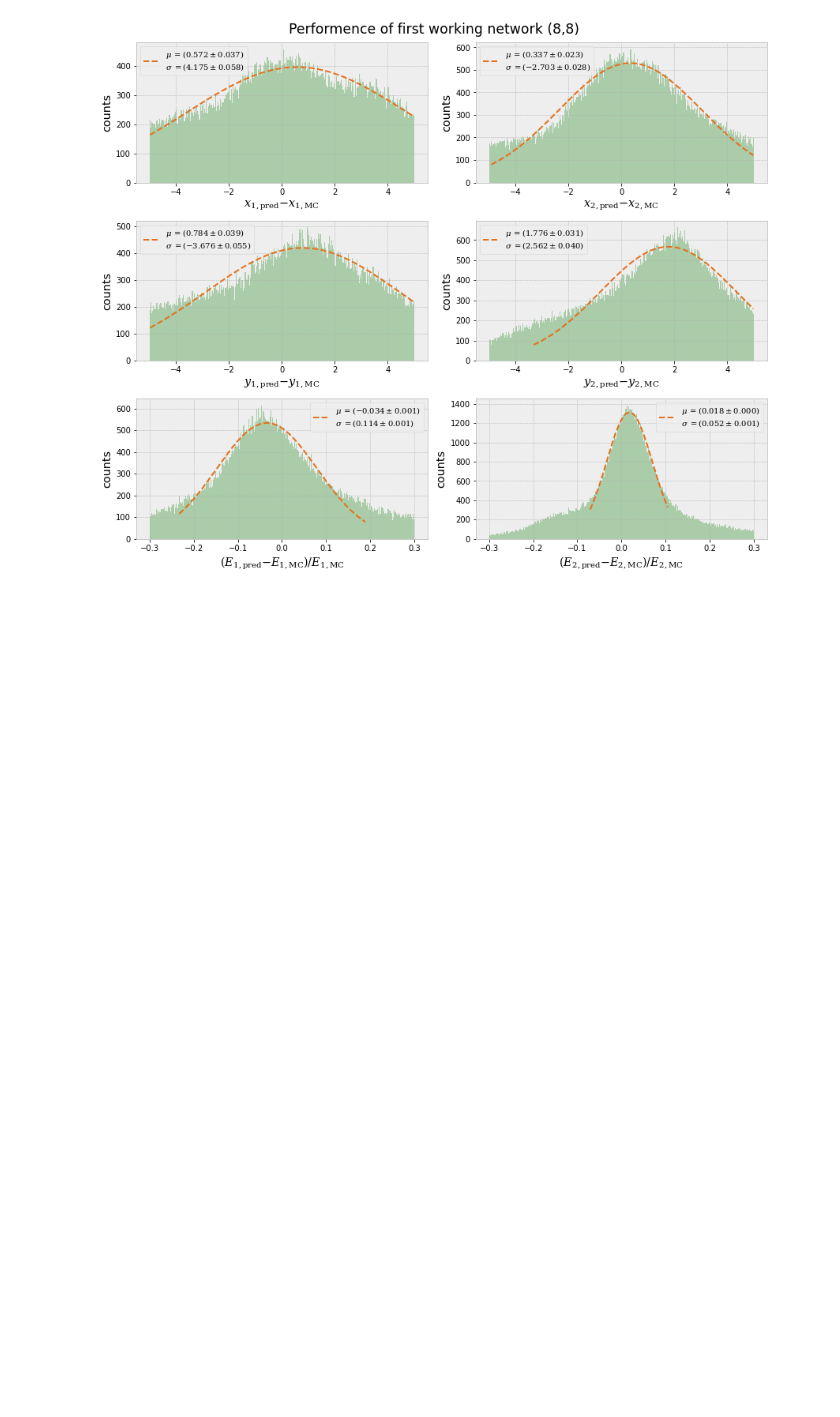
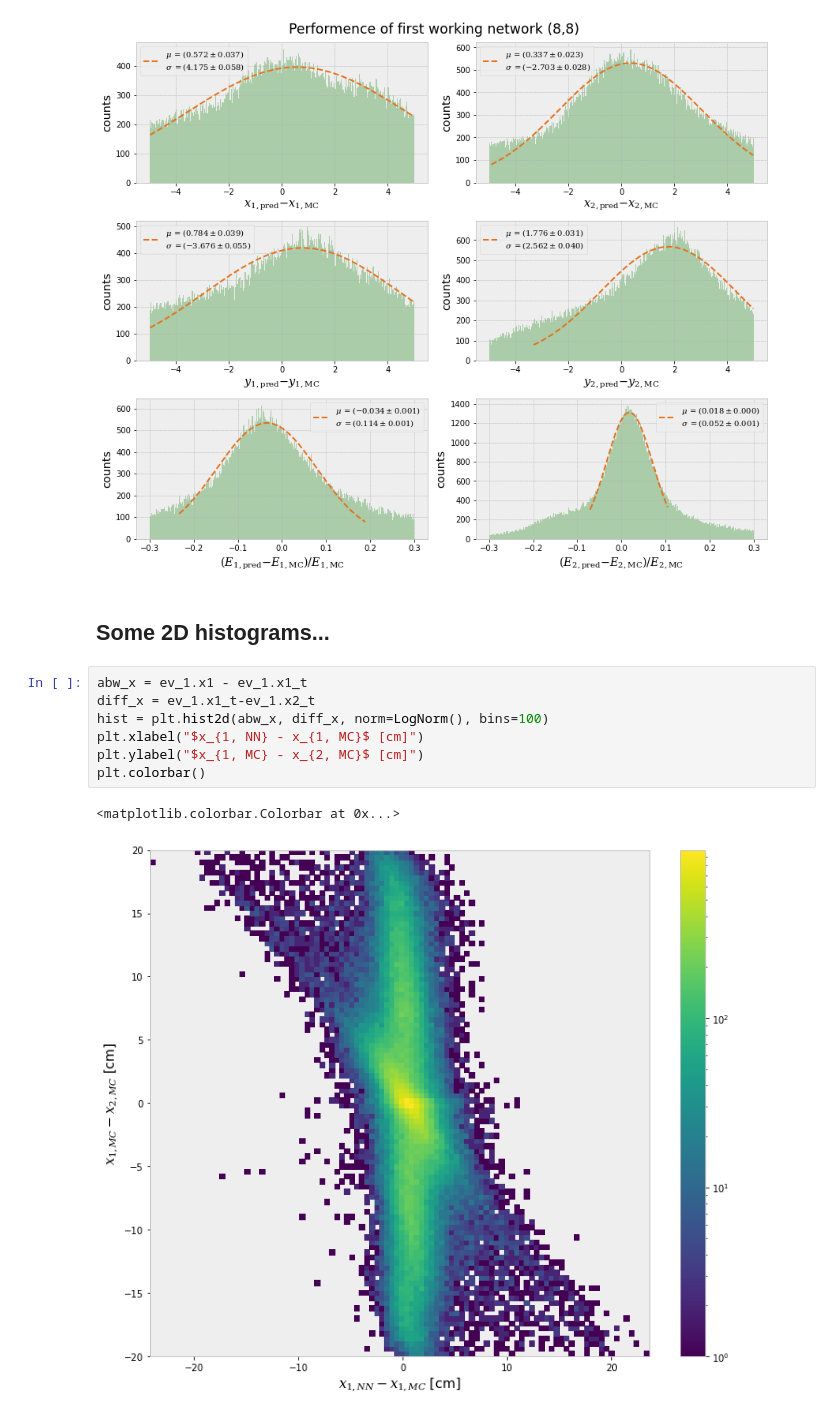
Before and after one commit to saracreates/PhotonRecoML, a Jupyter notebook: stage4/stage4_all_networks.ipynb, the cells around one changed output. Drawn from its saved outputs; the diff is of its cells as text; blank space fills up the shorter version.

```diff
--- a/stage4/stage4_all_networks.ipynb
+++ b/stage4/stage4_all_networks.ipynb
@@ -203,3 +209,15 @@ ev_fw_fit_v_Lednev = ev_fw.show_hist_NN_withLednev(figsave=(False, "first workin
 ev_fw_fit_v = ev_fw.show_hist_NN(figsave=(False, "first working network (8,8)"), r_x=(-5,5), r_y=(-5,5))
 # %% [output]
 [figure]
+# %% [markdown]
+<h2> Some 2D histograms...
+# %%
+abw_x = ev_1.x1 - ev_1.x1_t
+diff_x = ev_1.x1_t-ev_1.x2_t
+hist = plt.hist2d(abw_x, diff_x, norm=LogNorm(), bins=100)
+plt.xlabel("$x_{1, NN} - x_{1, MC}$ [cm]")
+plt.ylabel("$x_{1, MC} - x_{2, MC}$ [cm]")
+plt.colorbar()
+# %% [output]
+<matplotlib.colorbar.Colorbar at 0x...>
+[figure, added]
```
Also changed, not shown: parts of 6 cells of this notebook, 12 other files.
